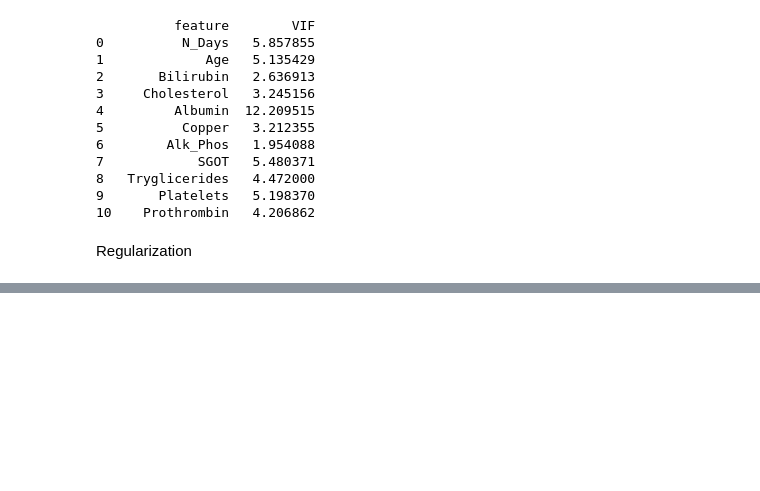
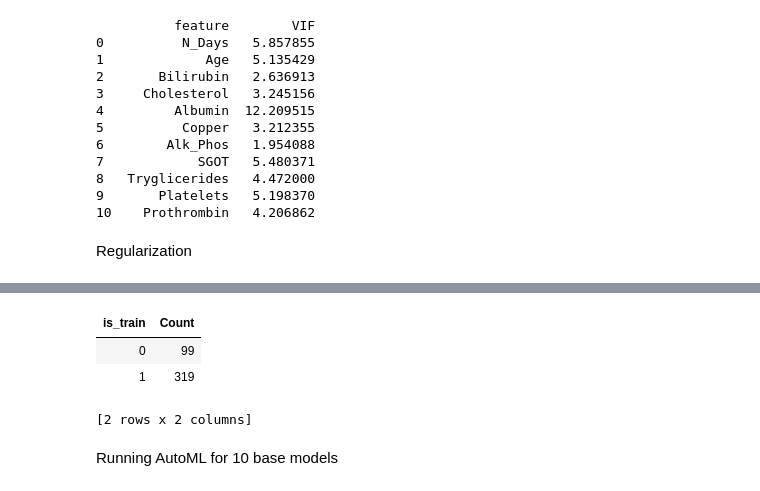
Before and after one commit to sanalpillai/Auto-ML, a Jupyter notebook: AutoML.ipynb, the cells around one changed output, grey strips where cells are left out. Cells and saved outputs as stored; diff of their text form; code cells hidden in the pictures; blank space fills up the shorter version.

```diff
--- a/AutoML.ipynb
+++ b/AutoML.ipynb
@@ -411,0 +467,9 @@ Regularization
+# %%
+drift_data["is_train"].table()
+# %% [output]
+| is_train | Count |
+| 0 | 99 |
+| 1 | 319 |
+[2 rows x 2 columns]
+# %% [markdown]
+Running AutoML for 10 base models
```
Also changed, not shown: parts of 17 cells of this notebook.
